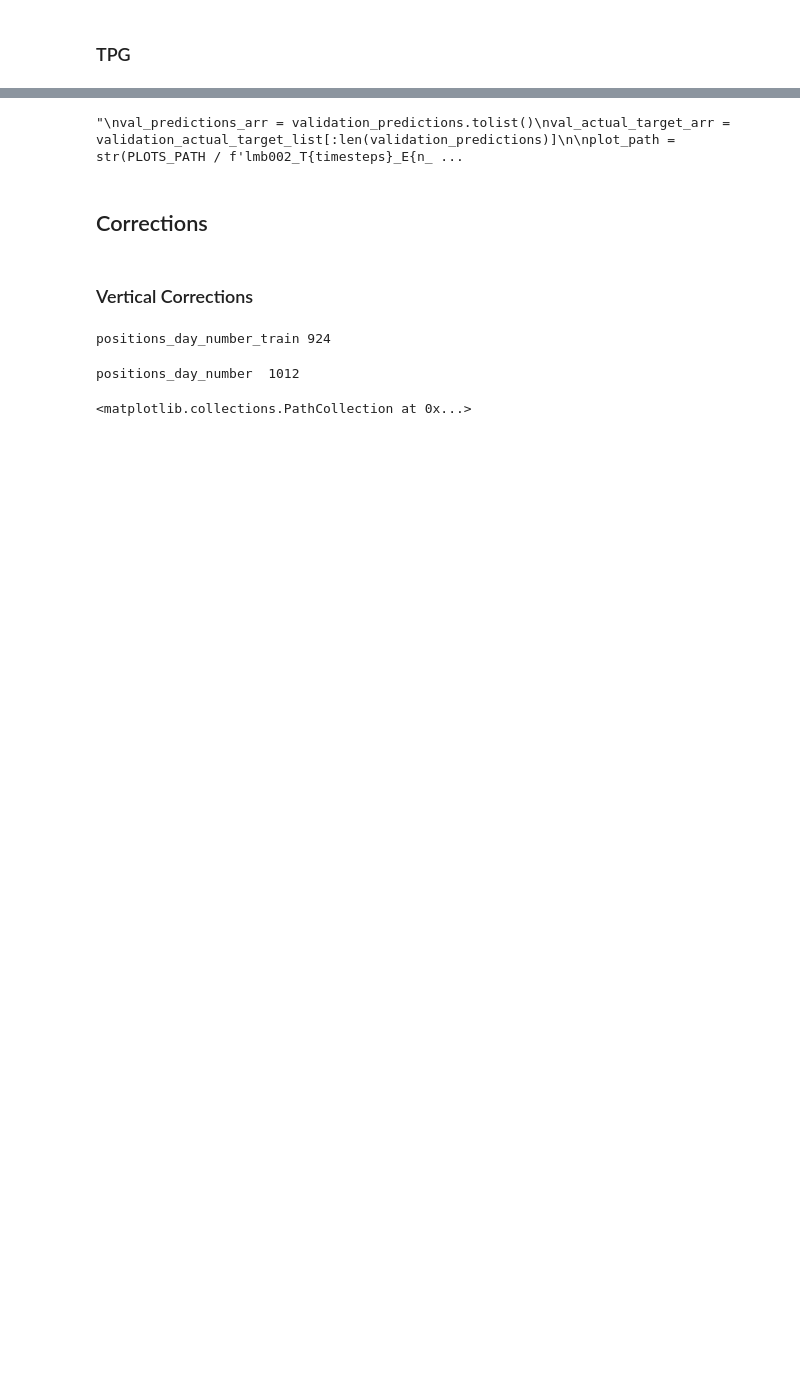
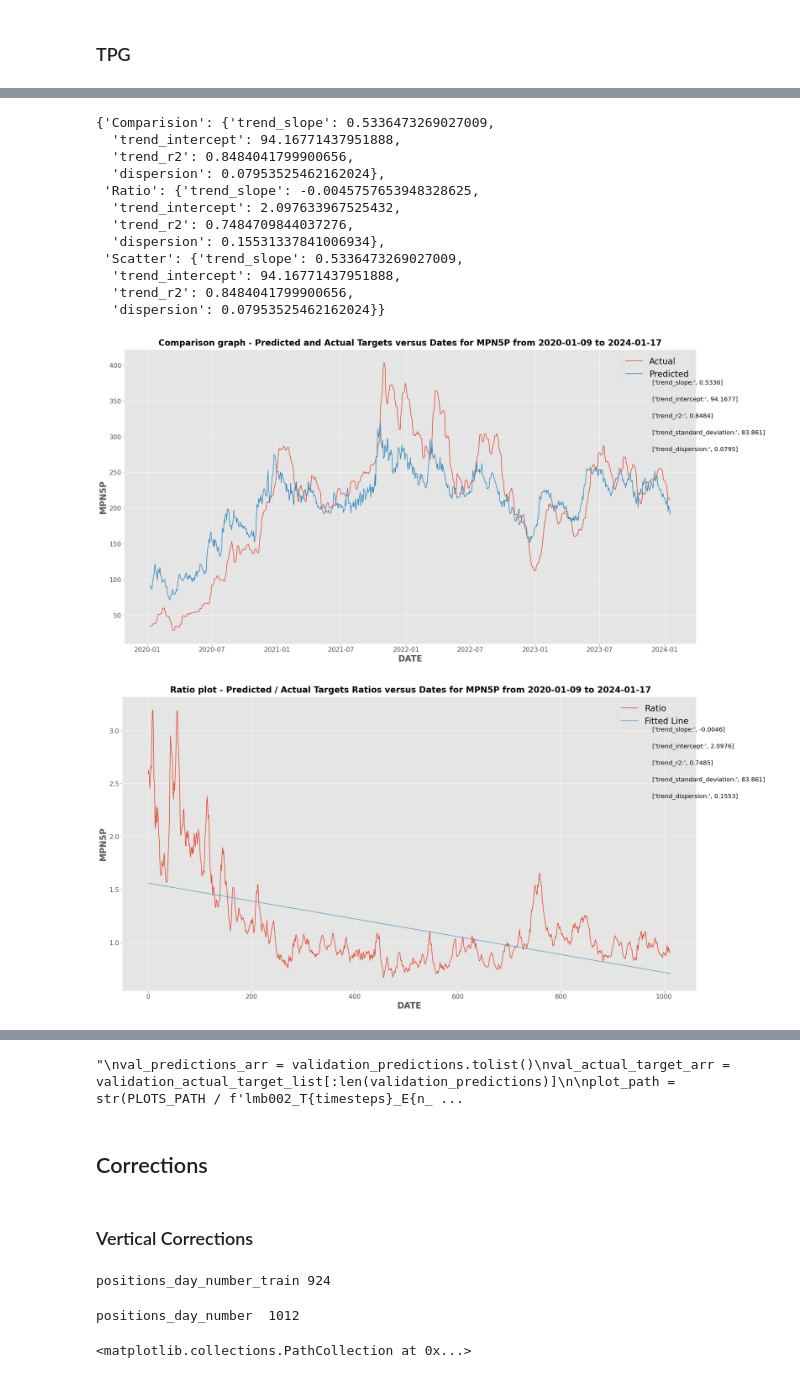
Before and after one commit to Abbass19/LTM_Bot_Clean, a Jupyter notebook: notebooks/0_2_LTM_CNN_TSLA_lmb002_model_2020.ipynb, the cells around one changed output, grey strips where cells are left out. Drawn from its saved outputs; the diff is of its cells as text; code cells hidden in the pictures; blank space fills up the shorter version.

```diff
--- a/notebooks/0_2_LTM_CNN_TSLA_lmb002_model_2020.ipynb
+++ b/notebooks/0_2_LTM_CNN_TSLA_lmb002_model_2020.ipynb
@@ -904,0 +969,29 @@ generate_plot(predicted_targets=train_predictions_arr,
+# %%
+# Prediction set
+pred_predictions_arr = pred_predictions.tolist()
+pred_actual_target_arr = prediction_actual_target_list[:len(pred_predictions)]
+
+plot_path = str(PLOTS_PATH / f'lmb002_T{timesteps}_E{n_epochs}_B{batch}_train')
+dates = [str(pd.to_datetime(date).date()) for date in prediction_dates_arr]
+dates = dates[:len(pred_predictions)]
+
+generate_plot(predicted_targets=pred_predictions_arr,
+              actual_targets=pred_actual_target_arr,
+              plot_path=plot_path,
+              dates = dates,
+              target='MPN5P')
+# %% [output]
+{'Comparision': {'trend_slope': 0.5336473269027009,
+  'trend_intercept': 94.16771437951888,
+  'trend_r2': 0.8484041799900656,
+  'dispersion': 0.07953525462162024},
+ 'Ratio': {'trend_slope': -0.0045757653948328625,
+  'trend_intercept': 2.097633967525432,
+  'trend_r2': 0.7484709844037276,
+  'dispersion': 0.15531337841006934},
+ 'Scatter': {'trend_slope': 0.5336473269027009,
+  'trend_intercept': 94.16771437951888,
+  'trend_r2': 0.8484041799900656,
+  'dispersion': 0.07953525462162024}}
+[figure, added]
+[figure, added]
```
Also changed, not shown: parts of 15 cells of this notebook, 11 other files.
